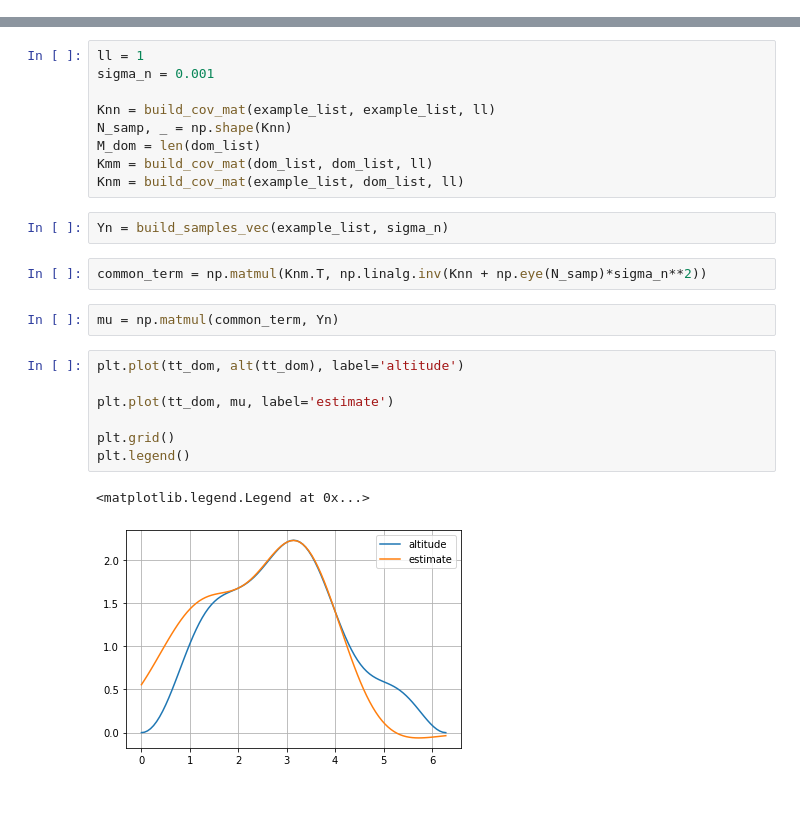
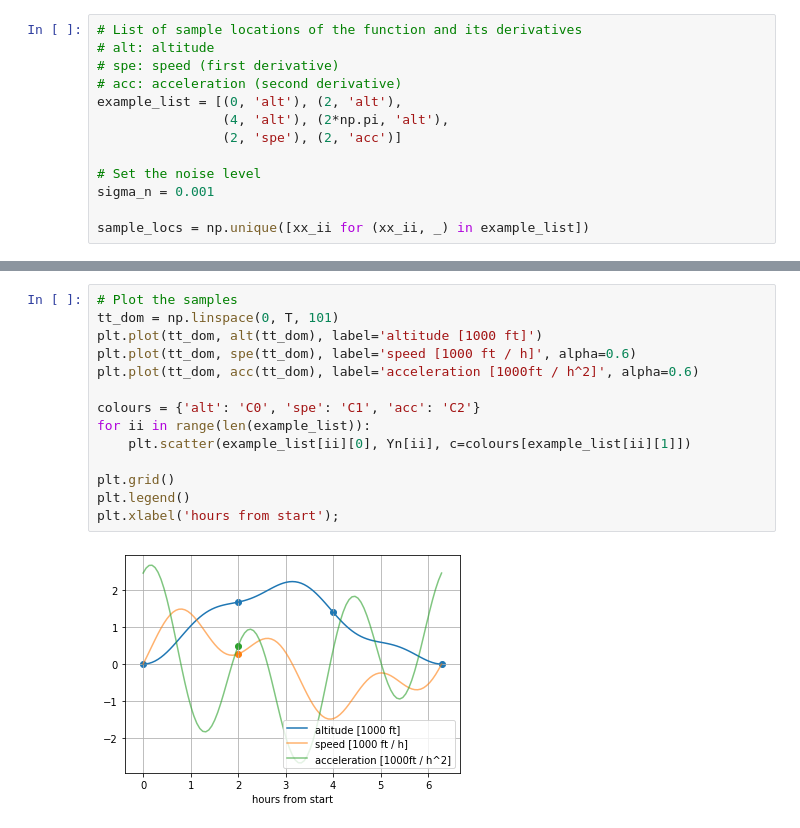
Before and after one commit to sighellan/GP_derivatives_example, a Jupyter notebook: Derivative_example.ipynb, the cells around one changed output, grey strips where cells are left out. Cells and saved outputs as stored; diff of their text form; blank space fills up the shorter version.

```diff
--- a/Derivative_example.ipynb
+++ b/Derivative_example.ipynb
@@ -98 +53,14 @@ def build_cov_mat(feature_list_ii, feature_list_jj, ll):
+# %%
+# List of sample locations of the function and its derivatives
+# alt: altitude
+# spe: speed (first derivative)
+# acc: acceleration (second derivative)
+example_list = [(0, 'alt'), (2, 'alt'),
+                (4, 'alt'), (2*np.pi, 'alt'),
+                (2, 'spe'), (2, 'acc')]
+
+# Set the noise level
+sigma_n = 0.001
+
+sample_locs = np.unique([xx_ii for (xx_ii, _) in example_list])
 # %%
@@ -109,25 +82,16 @@ def build_samples_vec(feature_list, sigma_n):
-# %%
-ll = 1
-sigma_n = 0.001
-
-Knn = build_cov_mat(example_list, example_list, ll)
-N_samp, _ = np.shape(Knn)
-M_dom = len(dom_list)
-Kmm = build_cov_mat(dom_list, dom_list, ll)
-Knm = build_cov_mat(example_list, dom_list, ll)
-# %%
-Yn = build_samples_vec(example_list, sigma_n)
-# %%
-common_term = np.matmul(Knm.T, np.linalg.inv(Knn + np.eye(N_samp)*sigma_n**2))
-# %%
-mu = np.matmul(common_term, Yn)
-# %%
-plt.plot(tt_dom, alt(tt_dom), label='altitude')
-
-plt.plot(tt_dom, mu, label='estimate')
-
-plt.grid()
-plt.legend()
-# %% [output]
-<matplotlib.legend.Legend at 0x...>
-[figure, removed]
+# %%
+# Plot the samples
+tt_dom = np.linspace(0, T, 101)
+plt.plot(tt_dom, alt(tt_dom), label='altitude [1000 ft]')
+plt.plot(tt_dom, spe(tt_dom), label='speed [1000 ft / h]', alpha=0.6)
+plt.plot(tt_dom, acc(tt_dom), label='acceleration [1000ft / h^2]', alpha=0.6)
+
+colours = {'alt': 'C0', 'spe': 'C1', 'acc': 'C2'}
+for ii in range(len(example_list)):
+    plt.scatter(example_list[ii][0], Yn[ii], c=colours[example_list[ii][1]])
+
+plt.grid()
+plt.legend()
+plt.xlabel('hours from start');
+# %% [output]
+[figure, added]
```
Also changed, not shown: parts of 20 cells of this notebook, 1 other file.
